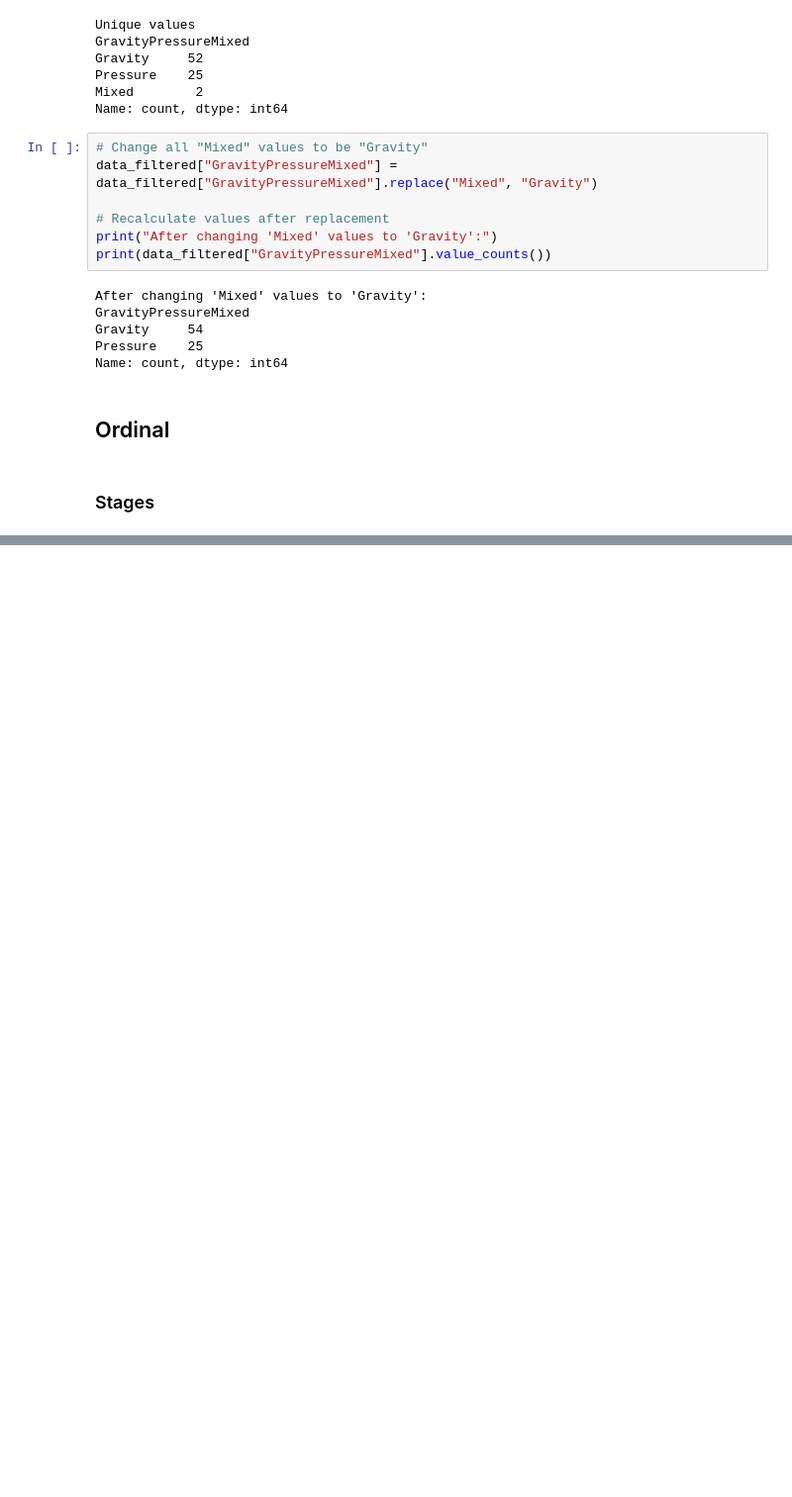
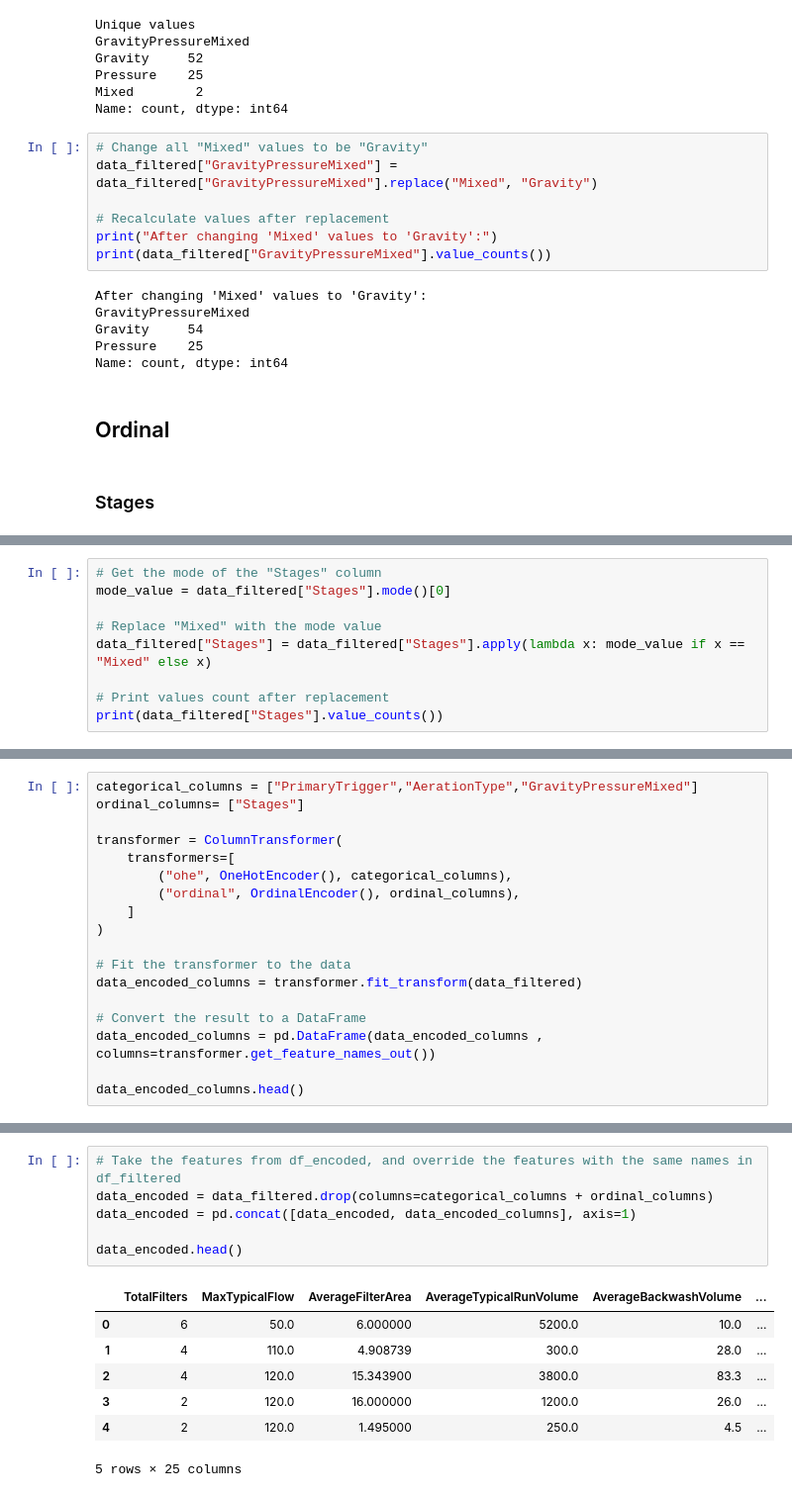
Before and after one commit to bolfosu/MAL-portfolios, a Jupyter notebook: Preprocessing - Water treatment plants.ipynb, the cells around one changed output, grey strips where cells are left out. Shown at 99% size. Drawn from its saved outputs; the diff is of its cells as text; blank space fills up the shorter version.

Commit message:
Encoding ordinals

```diff
--- a/Preprocessing - Water treatment plants.ipynb
+++ b/Preprocessing - Water treatment plants.ipynb
@@ -237,0 +237,9 @@ Name: count, dtype: int64
+# %%
+# Get the mode of the "Stages" column
+mode_value = data_filtered["Stages"].mode()[0]
+
+# Replace "Mixed" with the mode value
+data_filtered["Stages"] = data_filtered["Stages"].apply(lambda x: mode_value if x == "Mixed" else x)
+
+# Print values count after replacement
+print(data_filtered["Stages"].value_counts())
@@ -237,0 +252,18 @@ Name: count, dtype: int64
+# %%
+categorical_columns = ["PrimaryTrigger","AerationType","GravityPressureMixed"]
+ordinal_columns= ["Stages"]
+
+transformer = ColumnTransformer(
+    transformers=[
+        ("ohe", OneHotEncoder(), categorical_columns),
+        ("ordinal", OrdinalEncoder(), ordinal_columns),
+    ]
+)
+
+# Fit the transformer to the data
+data_encoded_columns = transformer.fit_transform(data_filtered)
+
+# Convert the result to a DataFrame
+data_encoded_columns = pd.DataFrame(data_encoded_columns , columns=transformer.get_feature_names_out())
+
+data_encoded_columns.head()
@@ -237,0 +277,14 @@ Name: count, dtype: int64
+# %%
+# Take the features from df_encoded, and override the features with the same names in df_filtered
+data_encoded = data_filtered.drop(columns=categorical_columns + ordinal_columns)
+data_encoded = pd.concat([data_encoded, data_encoded_columns], axis=1)
+
+data_encoded.head()
+# %% [output]
+|  | TotalFilters | MaxTypicalFlow | AverageFilterArea | AverageTypicalRunVolume | AverageBackwashVolume | ... |
+| 0 | 6 | 50.0 | 6.000000 | 5200.0 | 10.0 | ... |
+| 1 | 4 | 110.0 | 4.908739 | 300.0 | 28.0 | ... |
+| 2 | 4 | 120.0 | 15.343900 | 3800.0 | 83.3 | ... |
+| 3 | 2 | 120.0 | 16.000000 | 1200.0 | 26.0 | ... |
+| 4 | 2 | 120.0 | 1.495000 | 250.0 | 4.5 | ... |
+5 rows × 25 columns
```
Also changed, not shown: parts of 5 cells of this notebook.
